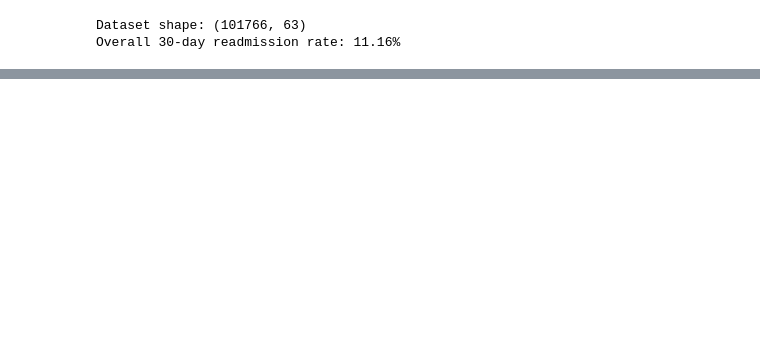
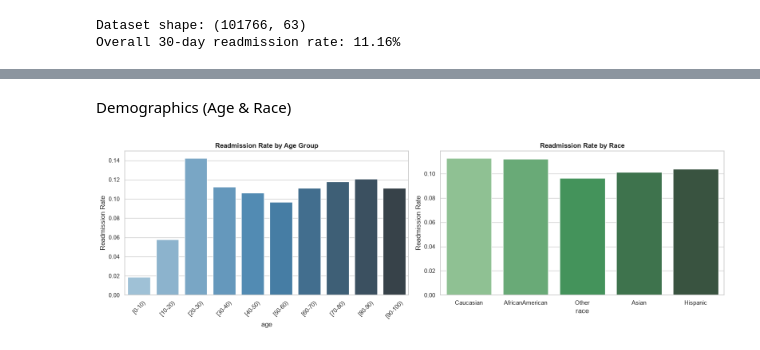
Before and after one commit to RyoHaradaps/hospital-readmission-prediction, a Jupyter notebook: notebooks/01_data_exploration_eda.ipynb, the cells around one changed output, grey strips where cells are left out. Drawn from its saved outputs; the diff is of its cells as text; code cells hidden in the pictures; blank space fills up the shorter version.

```diff
--- a/notebooks/01_data_exploration_eda.ipynb
+++ b/notebooks/01_data_exploration_eda.ipynb
@@ -53,0 +69,18 @@ Passing `palette` without assigning `hue` is deprecated and will be removed in v
+# %% [markdown]
+Demographics (Age & Race)
+# %%
+fig, axes = plt.subplots(1, 2, figsize=(16, 5))
+
+sns.barplot(data=df, x="age", y="readmitted_30d", ax=axes[0], errorbar=None, hue="age", palette="Blues_d", legend=False)
+axes[0].set_title("Readmission Rate by Age Group", fontweight="bold")
+axes[0].set_ylabel("Readmission Rate")
+axes[0].tick_params(axis='x', rotation=45)
+
+sns.barplot(data=df, x="race", y="readmitted_30d", ax=axes[1], errorbar=None, hue="race", palette="Greens_d", legend=False)
+axes[1].set_title("Readmission Rate by Race", fontweight="bold")
+axes[1].set_ylabel("Readmission Rate")
+
+plt.tight_layout()
+plt.show()
+# %% [output]
+[figure, added]
```
Also changed, not shown: parts of 11 cells of this notebook.
